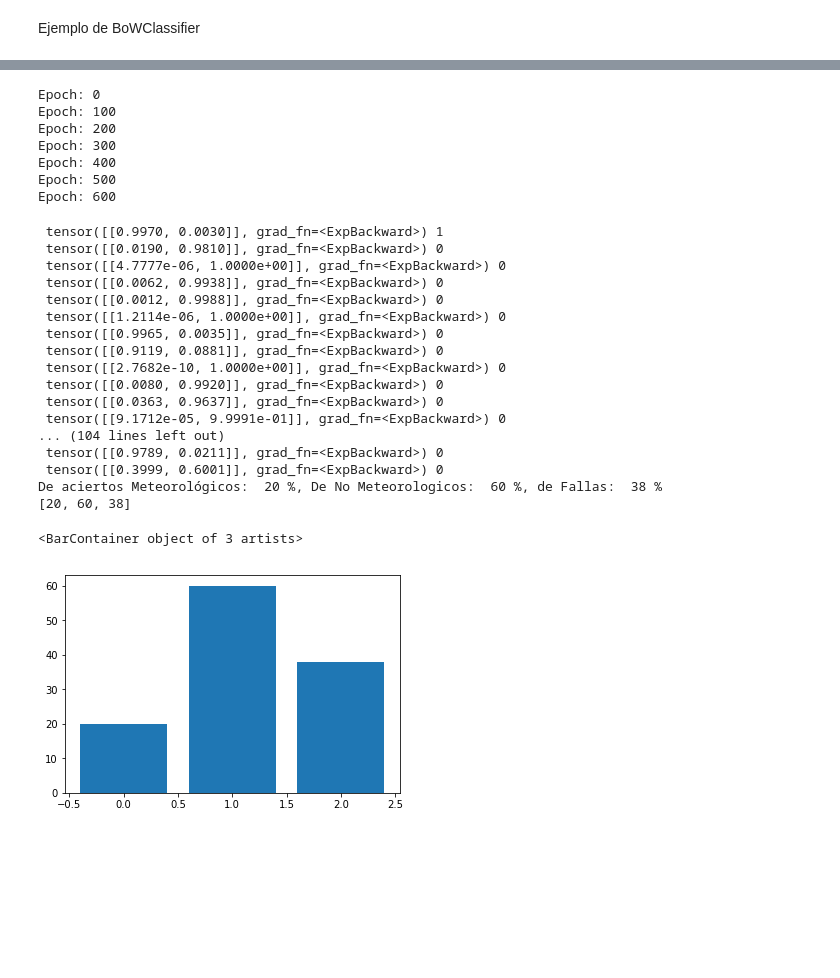
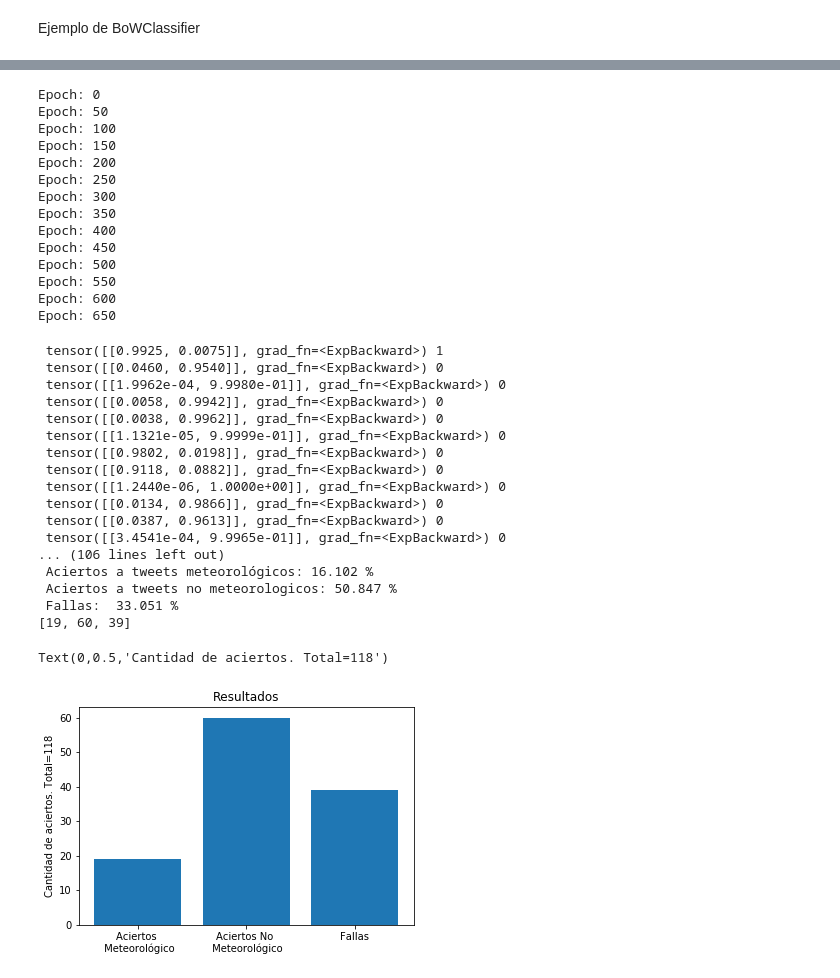
Before and after one commit to agemperador/RELAMPAGO_poster, a Jupyter notebook: redNeuronal/red_bow_prueba.ipynb, the cells around one changed output, grey strips where cells are left out. Cells and saved outputs as stored; diff of their text form; code cells hidden in the pictures; blank space fills up the shorter version.

```diff
--- a/redNeuronal/red_bow_prueba.ipynb
+++ b/redNeuronal/red_bow_prueba.ipynb
@@ -54,11 +53,11 @@ def normalizacion(mensaje):
 
     lista_ascii = [['\\xe1', '\\xe9', '\\xed', '\\xf3', '\\xfa', '\\xf1', '\\xd1', '\\xc1','\\xc9', '\\xcd', '\\xd3',
                  '\\xda', '\\xa1', '\\xbf', '\\xdc', '\\xfc', '\\xb4', '\\xba', '\\xaa', '\\xb7','\\xc7','\\xe7',
-                 '\\xa8', '\\xb0C', '\\n', '\\xb0c', '\\xbb', 'xb0'],['a', 'e', 'i', 'o', 'u', 'ñ', 'Ñ', 'A', 'E', 'I', 'O', 'U', '', '', 'Ü', 'ü', '',
-                           ' ', '', '','Ç','ç','', ' ', ' ', ' ', ' ', ' ']]
+                 '\\xa8', '\\xb0C', '\\n', '\\xb0c', '\\xbb', 'xb0', '\\ufe0f'],['a', 'e', 'i', 'o', 'u', 'ñ', 'Ñ', 'A', 'E', 'I', 'O', 'U', '', '', 'Ü', 'ü', '',
+                           ' ', '', '','Ç','ç','', ' ', ' ', ' ', ' ', ' ', ' ']]
     lista_simb = ['!','\'', '\"', "|", '$', "%", "&", "(", ")", "=", "?", "+",'/', ";", "_", "-", "1","2","3","4","5","6","7","8","9","0", '*',',', '.', ':', '#']
 
-    ign_palabras = ['en','hpa','km','mm',"su","vos",'que',"re","xq","le","te","tu","soy","sos","mi","da","o","x","les","me","d","q", "como", "lo", "los", "mi", "son", "a", "el",
+    ign_palabras = ['mbar','cdu','s','la','lo','st','que','este', 'me','t','p','el','weathercloud','en','h','temp','hpa','km','mm',"su","vos",'que',"re","xq","le","te","tu","soy","sos","mi","da","o","x","les","me","d","q", "como", "lo", "los", "mi", "son", "a", "el",
                     "un","la", "una","en","por","para", 'las',"ante", "al", 'me',"rt", "del", "y", "se", "de", "que", "sus", "ha", "es", "con", "esta"]
 
     for i in range(lenght):
@@ -256,50 +278,59 @@ for epoch in range(700):
         optimizer.step()
 # %% [output]
 Epoch: 0
+Epoch: 50
 Epoch: 100
+Epoch: 150
 Epoch: 200
+Epoch: 250
 Epoch: 300
+Epoch: 350
 Epoch: 400
+Epoch: 450
 Epoch: 500
+Epoch: 550
 Epoch: 600
+Epoch: 650
 # %%
 c = [0,0,0]
 for instance, label in test:
     bow_vec = autograd.Variable(BoWClassifier.make_bow_vector(instance, word_to_ix))
     log_probs = model(bow_vec)
     log_probs_exp = log_probs.exp()
     if bool (log_probs_exp[0][0]>0.5) and (label == 1):
         c[0]+=1
         print ('\033[1;93m' , log_probs_exp , label)
     elif bool (log_probs_exp[0][1]>0.5) and (label == 0):
         c[1]+=1
         print ('\033[1;32m' , log_probs_exp , label)
     else:
         c[2]+=1
         print ('\033[1;31m' , log_probs_exp , label)
 
-print('De aciertos Meteorológicos: ', round(c[0]),'%, De No Meteorologicos: ', round(c[1]), '%, de Fallas: ', round(c[2]),'%')
+print('\033[0m Aciertos a tweets meteorológicos:', round((c[0]/sum(c))*100, 3),'% \n Aciertos a tweets no meteorologicos:', round((c[1]/sum(c))*100, 3), '% \n Fallas: ', round((c[2]/sum(c))*100, 3),'%')
 print(c)
 #print ('\033[0m', next(model.parameters())[:,word_to_ix["lluvia"]]) # Index corresponding to Spanish goes up, English goes down!
 
-plt.bar(range(3),c)
+plt.bar(range(3),c, tick_label=['Aciertos \n Meteorológico','Aciertos No \n Meteorológico','Fallas'])
+plt.title('Resultados')
+plt.ylabel('Cantidad de aciertos. Total='+str(sum(c)))
 # %% [output]
- tensor([[0.9970, 0.0030]], grad_fn=<ExpBackward>) 1
- tensor([[0.0190, 0.9810]], grad_fn=<ExpBackward>) 0
- tensor([[4.7777e-06, 1.0000e+00]], grad_fn=<ExpBackward>) 0
- tensor([[0.0062, 0.9938]], grad_fn=<ExpBackward>) 0
- tensor([[0.0012, 0.9988]], grad_fn=<ExpBackward>) 0
- tensor([[1.2114e-06, 1.0000e+00]], grad_fn=<ExpBackward>) 0
- tensor([[0.9965, 0.0035]], grad_fn=<ExpBackward>) 0
- tensor([[0.9119, 0.0881]], grad_fn=<ExpBackward>) 0
- tensor([[2.7682e-10, 1.0000e+00]], grad_fn=<ExpBackward>) 0
- tensor([[0.0080, 0.9920]], grad_fn=<ExpBackward>) 0
- tensor([[0.0363, 0.9637]], grad_fn=<ExpBackward>) 0
- tensor([[9.1712e-05, 9.9991e-01]], grad_fn=<ExpBackward>) 0
-... (104 lines left out)
- tensor([[0.9789, 0.0211]], grad_fn=<ExpBackward>) 0
- tensor([[0.3999, 0.6001]], grad_fn=<ExpBackward>) 0
-De aciertos Meteorológicos:  20 %, De No Meteorologicos:  60 %, de Fallas:  38 %
-[20, 60, 38]
+ tensor([[0.9925, 0.0075]], grad_fn=<ExpBackward>) 1
+ tensor([[0.0460, 0.9540]], grad_fn=<ExpBackward>) 0
+ tensor([[1.9962e-04, 9.9980e-01]], grad_fn=<ExpBackward>) 0
+ tensor([[0.0058, 0.9942]], grad_fn=<ExpBackward>) 0
+ tensor([[0.0038, 0.9962]], grad_fn=<ExpBackward>) 0
+ tensor([[1.1321e-05, 9.9999e-01]], grad_fn=<ExpBackward>) 0
+ tensor([[0.9802, 0.0198]], grad_fn=<ExpBackward>) 0
+ tensor([[0.9118, 0.0882]], grad_fn=<ExpBackward>) 0
+ tensor([[1.2440e-06, 1.0000e+00]], grad_fn=<ExpBackward>) 0
+ tensor([[0.0134, 0.9866]], grad_fn=<ExpBackward>) 0
+ tensor([[0.0387, 0.9613]], grad_fn=<ExpBackward>) 0
+ tensor([[3.4541e-04, 9.9965e-01]], grad_fn=<ExpBackward>) 0
+... (106 lines left out)
+ Aciertos a tweets meteorológicos: 16.102 %
+ Aciertos a tweets no meteorologicos: 50.847 %
+ Fallas:  33.051 %
+[19, 60, 39]
-<BarContainer object of 3 artists>
+Text(0,0.5,'Cantidad de aciertos. Total=118')
-[figure, old version]
+[figure, new version]
```
Also changed, not shown: parts of 9 cells of this notebook.
